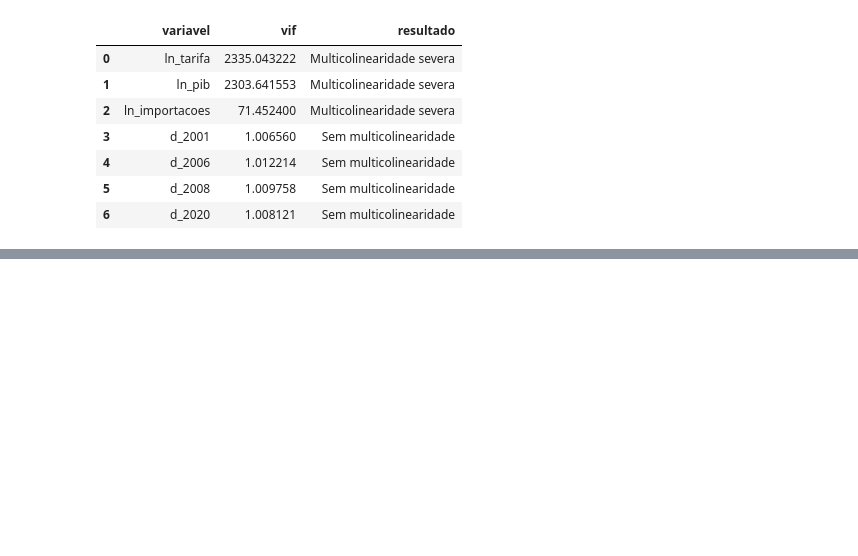
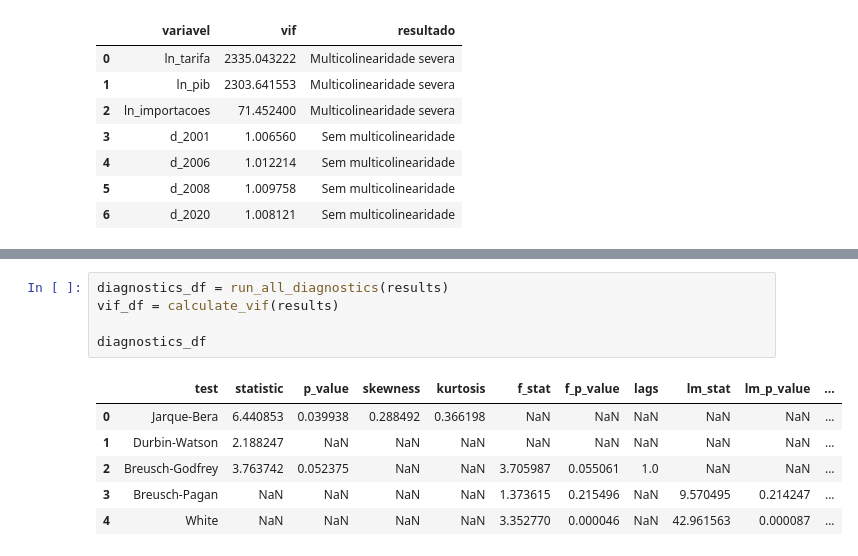
Before and after one commit to AlmyrGodoy/energy_demand_brazil, a Jupyter notebook: notebooks/04_estimation.ipynb, the cells around one changed output, grey strips where cells are left out. Saved outputs shown, nothing was run; the diff lists cells and outputs as text; blank space fills up the shorter version.

```diff
--- a/notebooks/04_estimation.ipynb
+++ b/notebooks/04_estimation.ipynb
@@ -145,0 +195,12 @@ vif_df
+# %%
+diagnostics_df = run_all_diagnostics(results)
+vif_df = calculate_vif(results)
+
+diagnostics_df
+# %% [output]
+|  | test | statistic | p_value | skewness | kurtosis | f_stat | f_p_value | lags | lm_stat | lm_p_value | ... |
+| 0 | Jarque-Bera | 6.440853 | 0.039938 | 0.288492 | 0.366198 | NaN | NaN | NaN | NaN | NaN | ... |
+| 1 | Durbin-Watson | 2.188247 | NaN | NaN | NaN | NaN | NaN | NaN | NaN | NaN | ... |
+| 2 | Breusch-Godfrey | 3.763742 | 0.052375 | NaN | NaN | 3.705987 | 0.055061 | 1.0 | NaN | NaN | ... |
+| 3 | Breusch-Pagan | NaN | NaN | NaN | NaN | 1.373615 | 0.215496 | NaN | 9.570495 | 0.214247 | ... |
+| 4 | White | NaN | NaN | NaN | NaN | 3.352770 | 0.000046 | NaN | 42.961563 | 0.000087 | ... |
```
Also changed, not shown: parts of 15 cells of this notebook, 1 other file.
